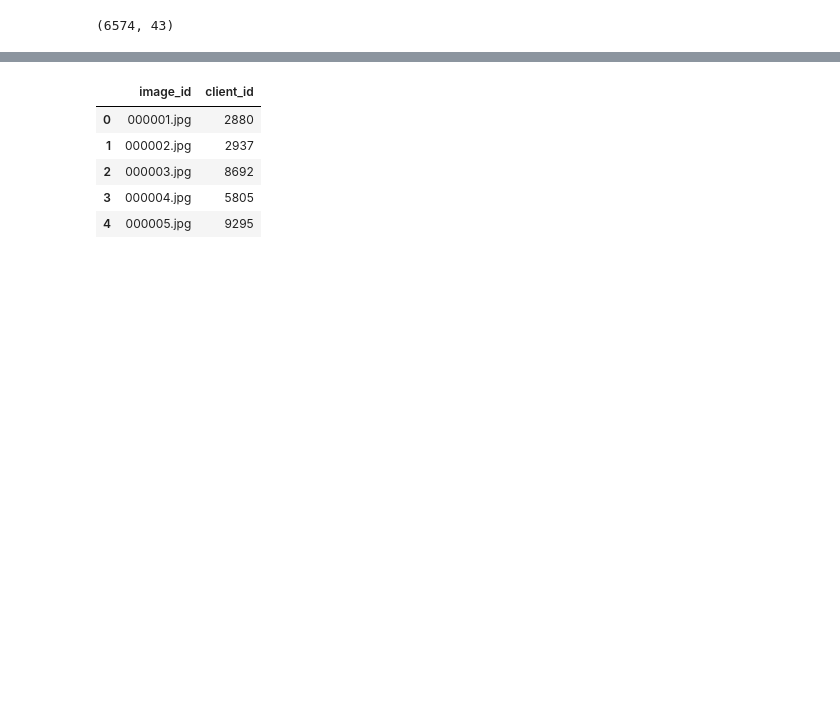
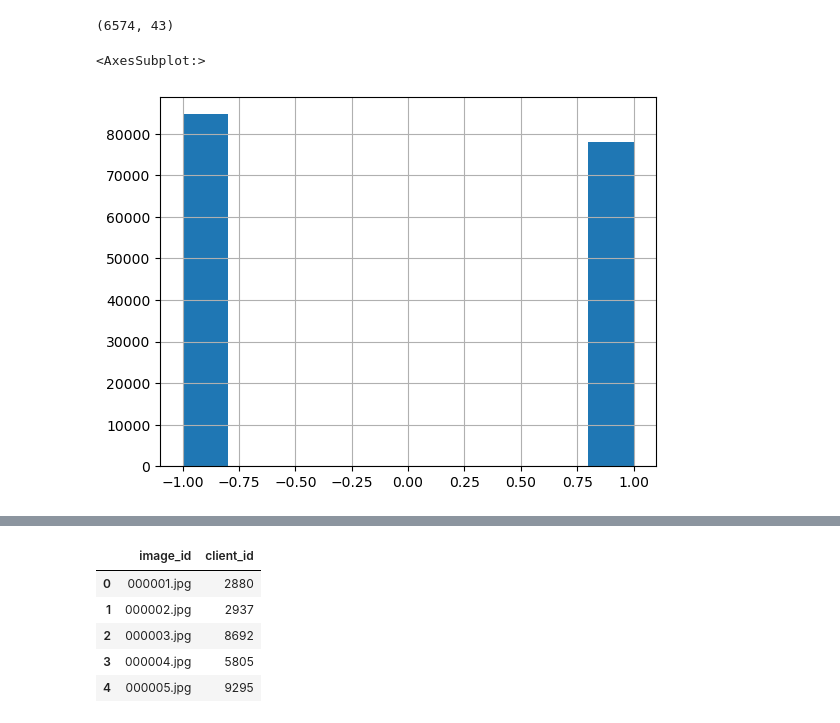
Before and after one commit to khangtran2020/scalableRR_property_attack, a Jupyter notebook: celeba_reading.ipynb, the cells around one changed output, grey strips where cells are left out. Saved outputs shown, nothing was run; the diff lists cells and outputs as text; code cells hidden in the pictures; blank space fills up the shorter version.

```diff
--- a/celeba_reading.ipynb
+++ b/celeba_reading.ipynb
@@ -28,3 +28,8 @@ temp = train_df.groupby('client_id').count()
 temp[temp['image_id'] > 10].shape
 # %% [output]
 (6574, 43)
+# %%
+train_df['Smiling'].hist()
+# %% [output]
+<AxesSubplot:>
+[figure, added]
```
Also changed, not shown: parts of 7 cells of this notebook, 1 other file.
